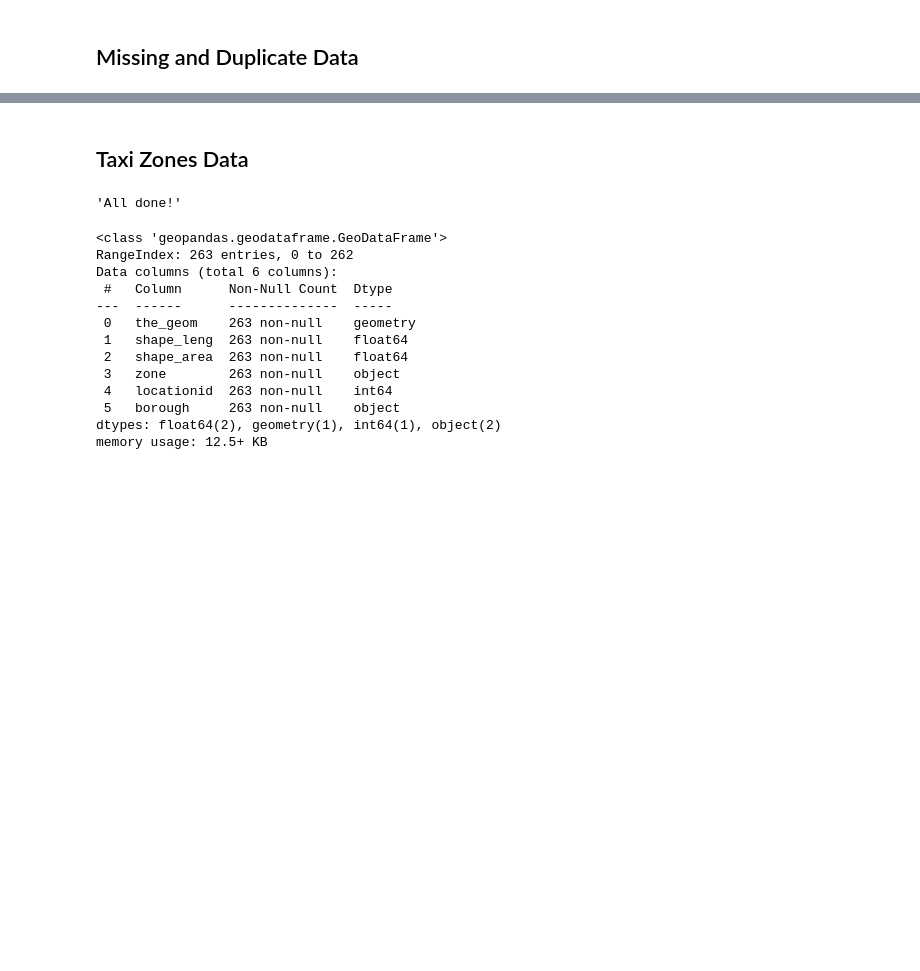
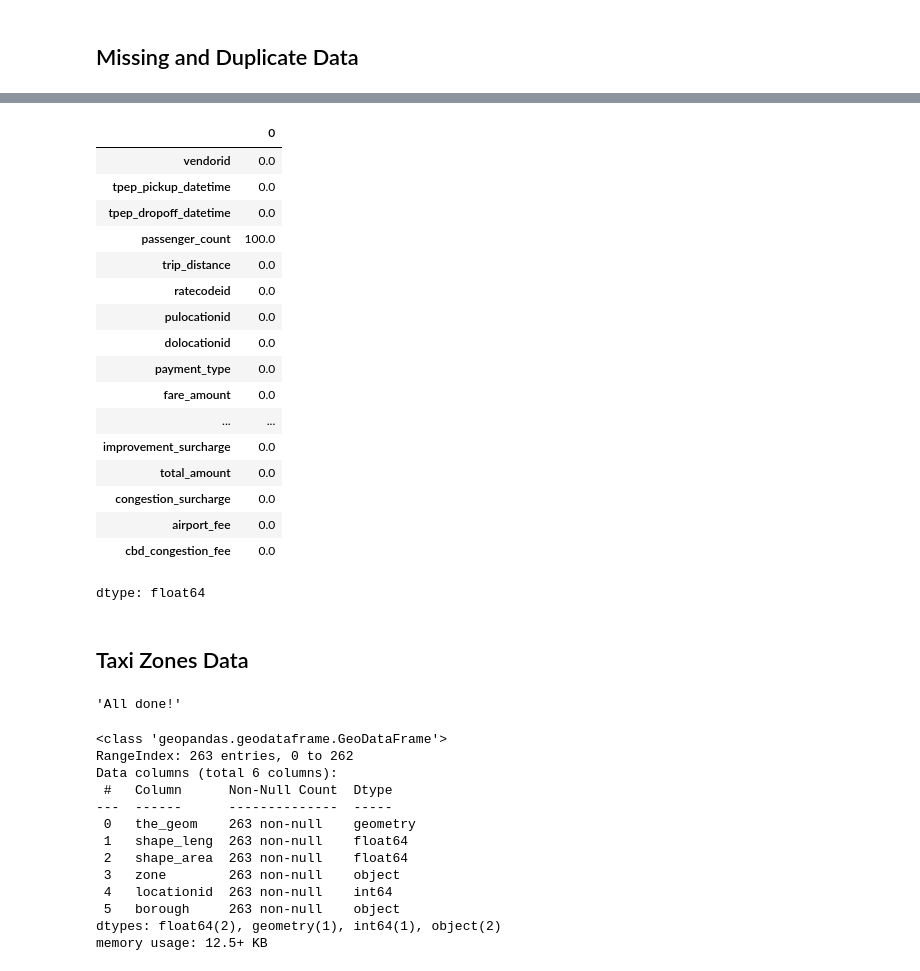
Before and after one commit to drod75/nyc_taxi_analysis, a Jupyter notebook: notebooks/data_collection.ipynb, the cells around one changed output, grey strips where cells are left out. Drawn from its saved outputs; the diff is of its cells as text; code cells hidden in the pictures; blank space fills up the shorter version.

```diff
--- a/notebooks/data_collection.ipynb
+++ b/notebooks/data_collection.ipynb
@@ -69,3 +80,5 @@ taxi_df = pd.DataFrame(query_data)
+# %%
+taxi_df:pd.DataFrame = load_raw_data(2)
 # %% [markdown]
 ## Data Structure
 # %%
@@ -80,6 +127,6 @@ taxi_df.info()
 # %%
 # Drop columns not needed for the project
-taxi_df.drop(columns=['request_source', 'store_and_fwd_flag'], axis=1, inplace=True)
+taxi_df.drop(columns=['request_source', 'store_and_fwd_flag',':id',':version',':created_at',':updated_at'], axis=1, inplace=True)
 # %%
 # Converting our two datetime columns to the pandas datetime type
 taxi_df['tpep_pickup_datetime'] = pd.to_datetime(taxi_df['tpep_pickup_datetime'], format="mixed")
@@ -147,3 +253,27 @@ percent_missing
+# %%
+# checking column values of when passenger count is empty
+empty_passenger = taxi_df.loc[taxi_df['passenger_count'].isna()]
+pmissing = (empty_passenger.isna().sum() / len(empty_passenger)) * 100
+pmissing
+# %% [output]
+|  | 0 |
+| vendorid | 0.0 |
+| tpep_pickup_datetime | 0.0 |
+| tpep_dropoff_datetime | 0.0 |
+| passenger_count | 100.0 |
+| trip_distance | 0.0 |
+| ratecodeid | 0.0 |
+| pulocationid | 0.0 |
+| dolocationid | 0.0 |
+| payment_type | 0.0 |
+| fare_amount | 0.0 |
+| ... | ... |
+| improvement_surcharge | 0.0 |
+| total_amount | 0.0 |
+| congestion_surcharge | 0.0 |
+| airport_fee | 0.0 |
+| cbd_congestion_fee | 0.0 |
+dtype: float64
 # %% [markdown]
 ## Taxi Zones Data
 # %%
```
Also changed, not shown: parts of 27 cells of this notebook.
